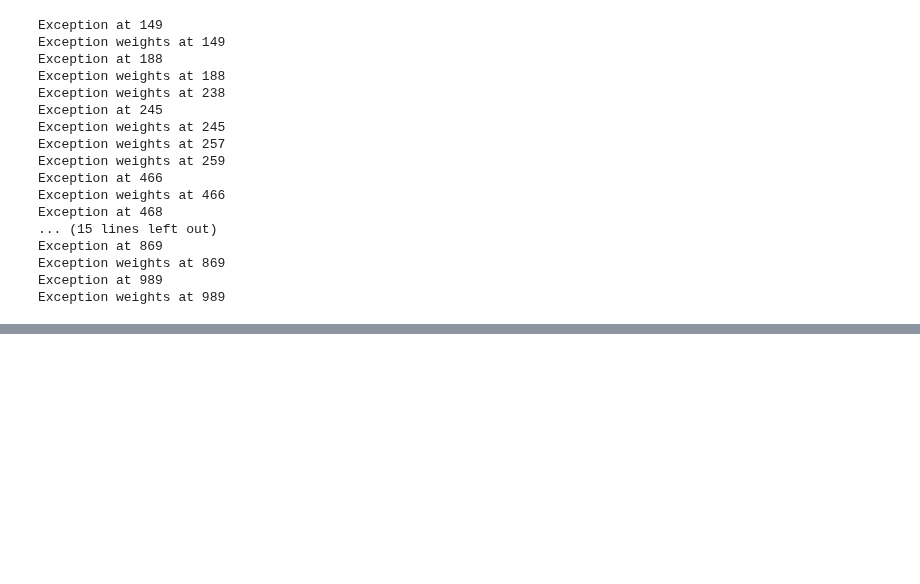
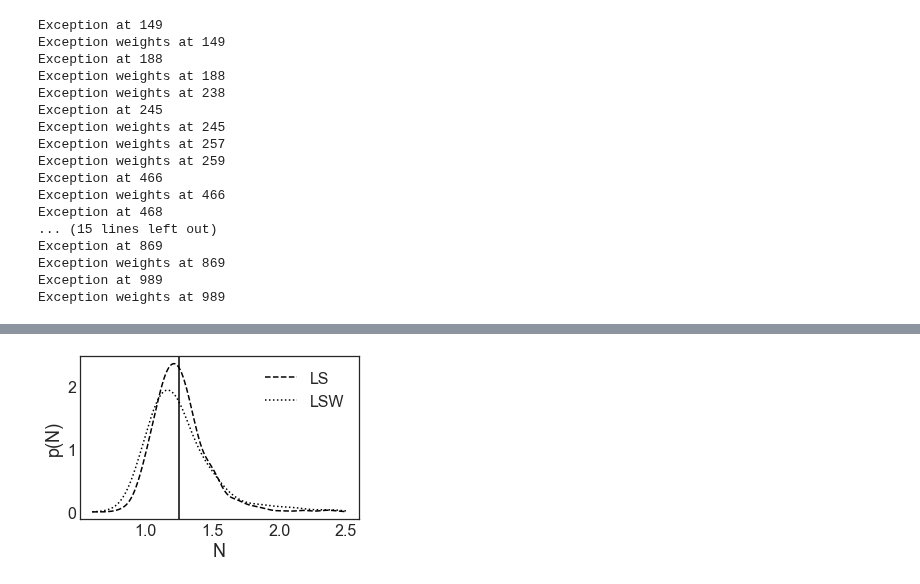
Before and after one commit to hstrey/FCS-simulations, a Jupyter notebook: LS fit FCS simulation shorter data.ipynb, the cells around one changed output, grey strips where cells are left out. Cells and saved outputs as stored; diff of their text form; code cells hidden in the pictures; blank space fills up the shorter version.

```diff
--- a/LS fit FCS simulation shorter data.ipynb
+++ b/LS fit FCS simulation shorter data.ipynb
@@ -209,4 +229,19 @@ plt.savefig("FCS_N300short.png",format="png",dpi=300,bbox_inches='tight',facecol
 [figure]
+# %%
+xn = np.linspace(0.6,2.5,200)
+densityF = gaussian_kde(F_list)
+densityFS = gaussian_kde(FS_list)
+plt.figure(figsize=(5, 3))
+plt.plot(xn,densityF(xn),"k--",label="LS")
+plt.plot(xn,densityFS(xn),"k:",label="LSW")
+plt.axvline(x=np.sqrt(np.pi/2),color="k")
+plt.xlabel("N")
+plt.ylabel("p(N)")
+
+plt.legend()
+plt.savefig("FCS_N300shortkde.png",format="png",dpi=300,bbox_inches='tight',facecolor="white",backgroundcolor="white")
+# %% [output]
+[figure, added]
 # %%
 stderr = np.sqrt(N_list.size)
 print(D_list.mean(),D_list.std(),dD_list.mean(),D_list.std()/stderr)
```
Also changed, not shown: parts of 8 cells of this notebook, 2 other files.
